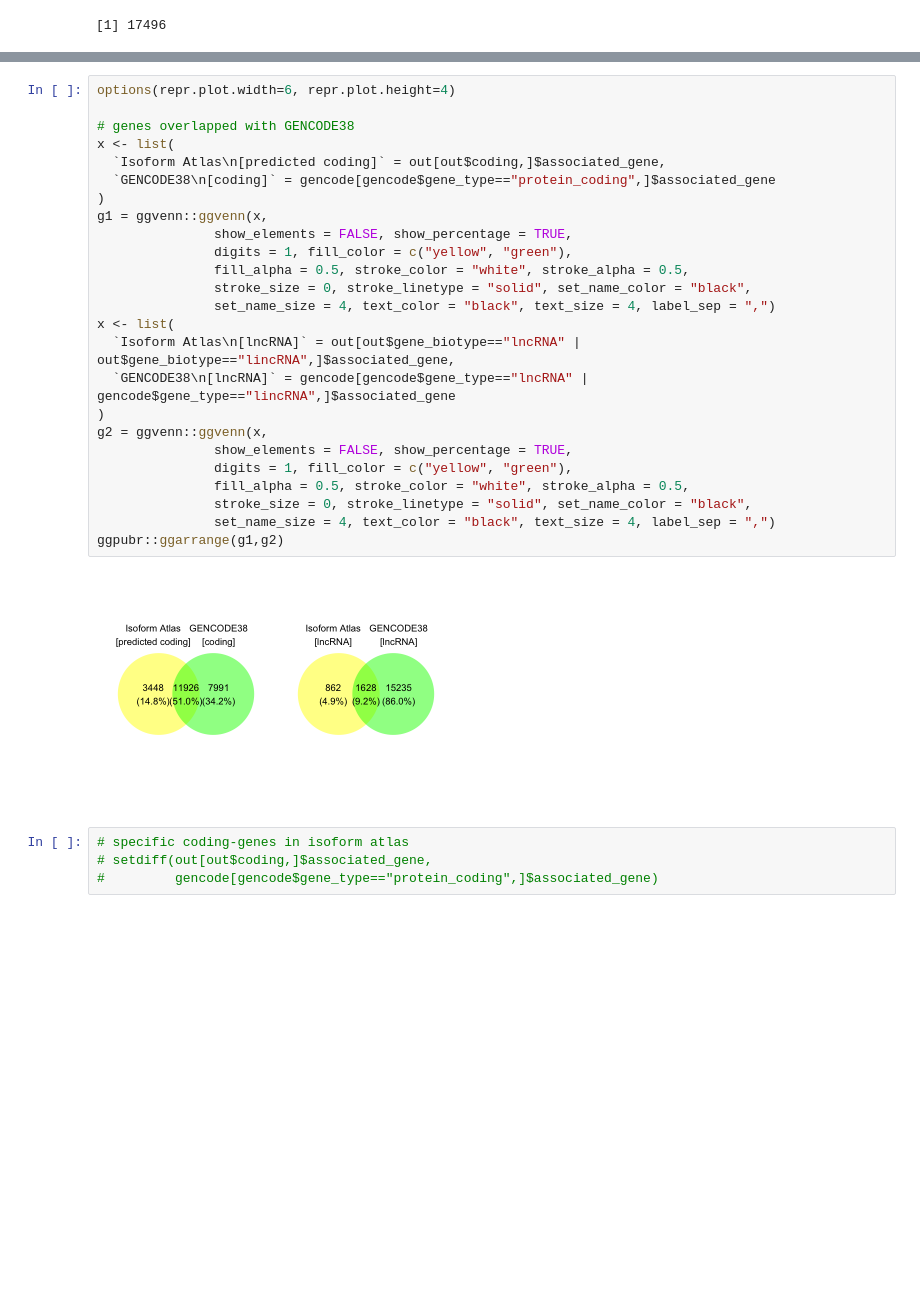
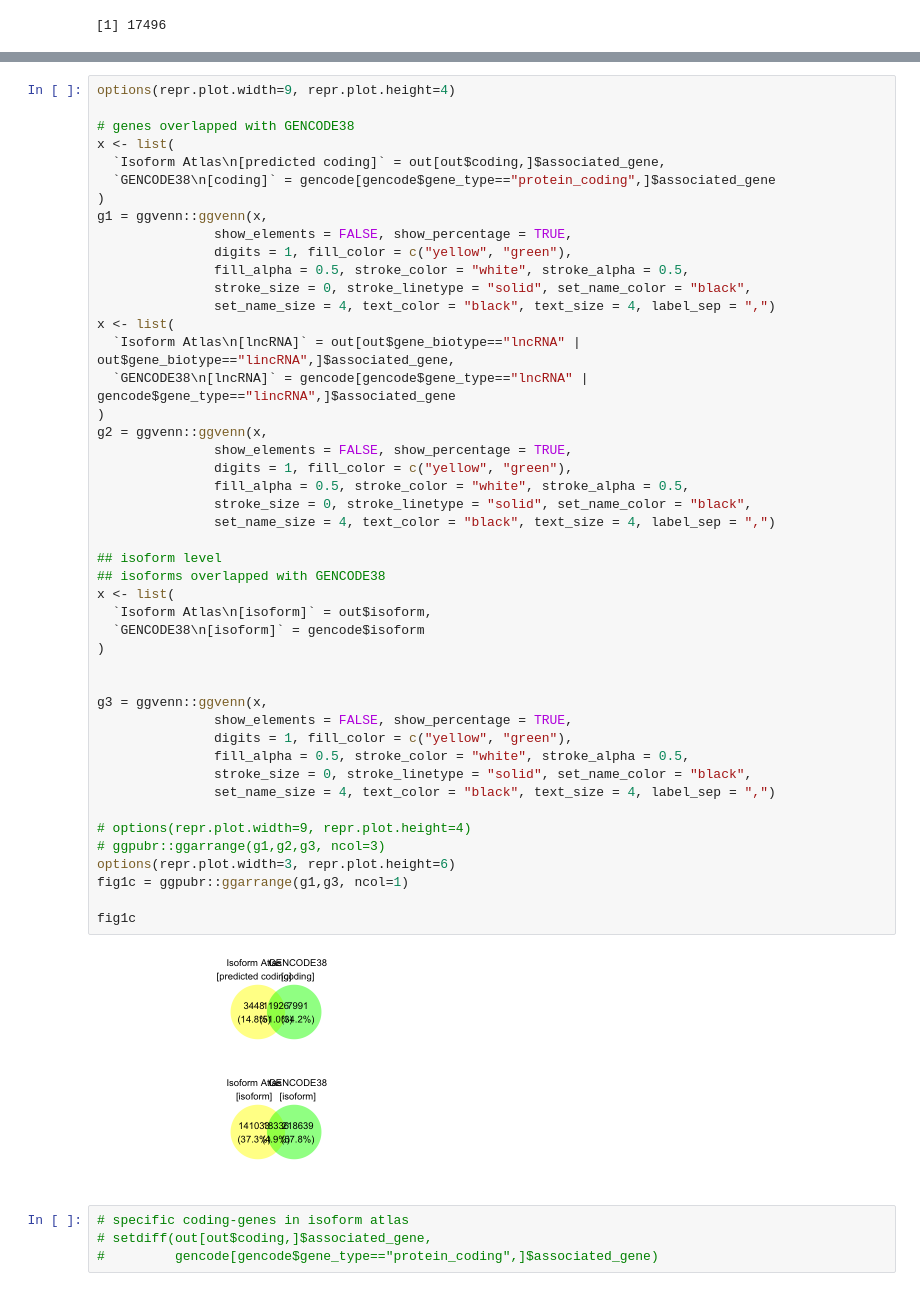
Before and after one commit to juninamo/TRAILS, a Jupyter notebook: Figures/Figure1.ipynb, the cells around one changed output, grey strips where cells are left out. Drawn from its saved outputs; the diff is of its cells as text; blank space fills up the shorter version.

```diff
--- a/Figures/Figure1.ipynb
+++ b/Figures/Figure1.ipynb
@@ -99,32 +102,53 @@ W = 1.2812e+10, p-value < 2.2e-16
 alternative hypothesis: true location shift is not equal to 0
 [figure]
 # %%
-options(repr.plot.width=6, repr.plot.height=4)
+options(repr.plot.width=9, repr.plot.height=4)
 
 # genes overlapped with GENCODE38
 x <- list(
   `Isoform Atlas\n[predicted coding]` = out[out$coding,]$associated_gene,
   `GENCODE38\n[coding]` = gencode[gencode$gene_type=="protein_coding",]$associated_gene
 )
 g1 = ggvenn::ggvenn(x,
                show_elements = FALSE, show_percentage = TRUE,
                digits = 1, fill_color = c("yellow", "green"),
                fill_alpha = 0.5, stroke_color = "white", stroke_alpha = 0.5,
                stroke_size = 0, stroke_linetype = "solid", set_name_color = "black",
                set_name_size = 4, text_color = "black", text_size = 4, label_sep = ",")
 x <- list(
   `Isoform Atlas\n[lncRNA]` = out[out$gene_biotype=="lncRNA" | out$gene_biotype=="lincRNA",]$associated_gene,
   `GENCODE38\n[lncRNA]` = gencode[gencode$gene_type=="lncRNA" | gencode$gene_type=="lincRNA",]$associated_gene
 )
 g2 = ggvenn::ggvenn(x,
                show_elements = FALSE, show_percentage = TRUE,
                digits = 1, fill_color = c("yellow", "green"),
                fill_alpha = 0.5, stroke_color = "white", stroke_alpha = 0.5,
                stroke_size = 0, stroke_linetype = "solid", set_name_color = "black",
                set_name_size = 4, text_color = "black", text_size = 4, label_sep = ",")
-ggpubr::ggarrange(g1,g2)
+
+## isoform level
+## isoforms overlapped with GENCODE38
+x <- list(
+  `Isoform Atlas\n[isoform]` = out$isoform,
+  `GENCODE38\n[isoform]` = gencode$isoform
+)
+
+
+g3 = ggvenn::ggvenn(x,
+               show_elements = FALSE, show_percentage = TRUE,
+               digits = 1, fill_color = c("yellow", "green"),
+               fill_alpha = 0.5, stroke_color = "white", stroke_alpha = 0.5,
+               stroke_size = 0, stroke_linetype = "solid", set_name_color = "black",
+               set_name_size = 4, text_color = "black", text_size = 4, label_sep = ",")
+
+# options(repr.plot.width=9, repr.plot.height=4)
+# ggpubr::ggarrange(g1,g2,g3, ncol=3)
+options(repr.plot.width=3, repr.plot.height=6)
+fig1c = ggpubr::ggarrange(g1,g3, ncol=1)
+
+fig1c
 # %% [output]
-[figure, old version]
+[figure, new version]
 # %%
 # specific coding-genes in isoform atlas
 # setdiff(out[out$coding,]$associated_gene,
```
Also changed, not shown: parts of 9 cells of this notebook, 9 other files.
